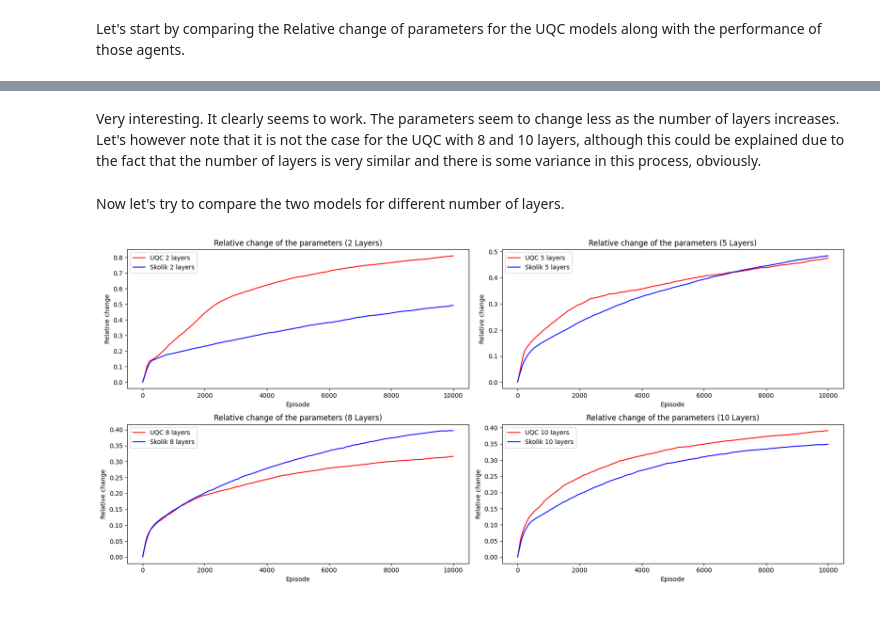
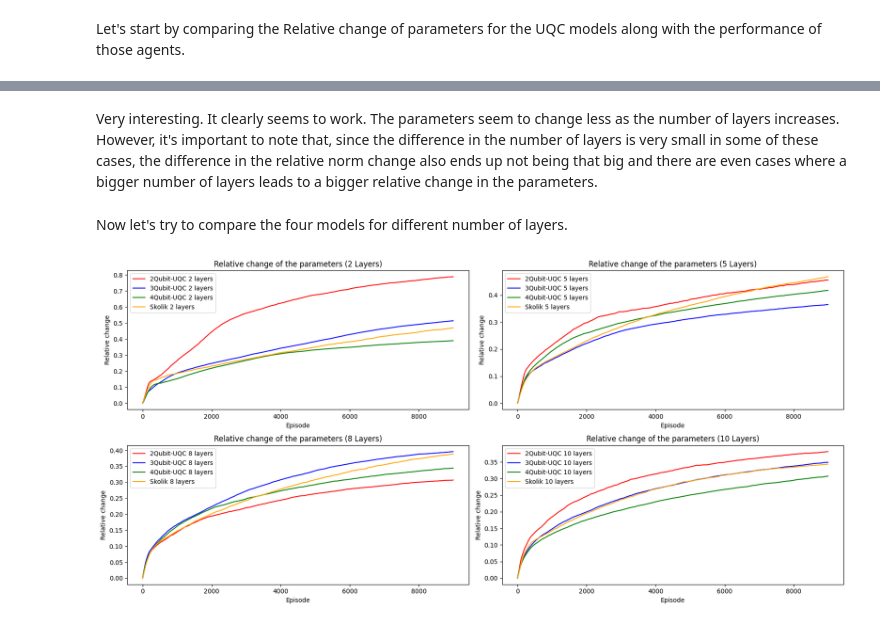
Before and after one commit to RodrigoCoelho7/VQC_Qlearning, a Jupyter notebook: data_analysis/overparametrization.ipynb, the cells around one changed output, grey strips where cells are left out. Saved outputs shown, nothing was run; the diff lists cells and outputs as text; code cells hidden in the pictures.

Commit message:
Did some analysis on 3 and 4 qubit UQC overparametrization

```diff
--- a/data_analysis/overparametrization.ipynb
+++ b/data_analysis/overparametrization.ipynb
@@ -57,10 +97,20 @@ skolik_2layers_parameters_relative_change = filter_lists(skolik_2layers_paramete
 skolik_8layers_parameters_relative_change = filter_lists(skolik_8layers_parameters_relative_change)
 skolik_10layers_parameters_relative_change = filter_lists(skolik_10layers_parameters_relative_change)
 # %%
-uqc_2layers_parameters_relative_change_mean = np.mean(uqc_2qubits_2layers_parameters_relative_change, axis=0)
-uqc_5layers_parameters_relative_change_mean = np.mean(uqc_2qubits_5layers_parameters_relative_change, axis=0)
-uqc_8layers_parameters_relative_change_mean = np.mean(uqc_2qubits_8layers_parameters_relative_change, axis=0)
-uqc_10layers_parameters_relative_change_mean = np.mean(uqc_2qubits_10layers_parameters_relative_change, axis=0)
+uqc_2qubits_2layers_parameters_relative_change_mean = np.mean(uqc_2qubits_2layers_parameters_relative_change, axis=0)
+uqc_2qubits_5layers_parameters_relative_change_mean = np.mean(uqc_2qubits_5layers_parameters_relative_change, axis=0)
+uqc_2qubits_8layers_parameters_relative_change_mean = np.mean(uqc_2qubits_8layers_parameters_relative_change, axis=0)
+uqc_2qubits_10layers_parameters_relative_change_mean = np.mean(uqc_2qubits_10layers_parameters_relative_change, axis=0)
+
+uqc_3qubits_2layers_parameters_relative_change_mean = np.mean(uqc_3qubits_2layers_parameters_relative_change, axis=0)
+uqc_3qubits_5layers_parameters_relative_change_mean = np.mean(uqc_3qubits_5layers_parameters_relative_change, axis=0)
+uqc_3qubits_8layers_parameters_relative_change_mean = np.mean(uqc_3qubits_8layers_parameters_relative_change, axis=0)
+uqc_3qubits_10layers_parameters_relative_change_mean = np.mean(uqc_3qubits_10layers_parameters_relative_change, axis=0)
+
+uqc_4qubits_2layers_parameters_relative_change_mean = np.mean(uqc_4qubits_2layers_parameters_relative_change, axis=0)
+uqc_4qubits_5layers_parameters_relative_change_mean = np.mean(uqc_4qubits_5layers_parameters_relative_change, axis=0)
+uqc_4qubits_8layers_parameters_relative_change_mean = np.mean(uqc_4qubits_8layers_parameters_relative_change, axis=0)
+uqc_4qubits_10layers_parameters_relative_change_mean = np.mean(uqc_4qubits_10layers_parameters_relative_change, axis=0)
 
 skolik_5layers_parameters_relative_change_mean = np.mean(skolik_5layers_parameters_relative_change, axis=0)
 skolik_2layers_parameters_relative_change_mean = np.mean(skolik_2layers_parameters_relative_change, axis=0)
@@ -156,42 +286,51 @@ axs[1,1].legend()
 # %% [markdown]
-Very interesting. It clearly seems to work. The parameters seem to change less as the number of layers increases. Let's however note that it is not the case for the UQC with 8 and 10 layers, although this could be explained due to the fact that the number of layers is very similar and there is some variance in this process, obviously.
+Very interesting. It clearly seems to work. The parameters seem to change less as the number of layers increases. However, it's important to note that, since the difference in the number of layers is very small in some of these cases, the difference in the relative norm change also ends up not being that big and there are even cases where a bigger number of layers leads to a bigger relative change in the parameters.
 # %% [markdown]
-Now let's try to compare the two models for different number of layers.
+Now let's try to compare the four models for different number of layers.
 # %%
 fig, axs = plt.subplots(2, 2, figsize=(17, 8), tight_layout=True)
 
-axs[0,0].plot(uqc_2layers_parameters_relative_change_mean, color = "red", label='UQC 2 layers')
-axs[0,0].plot(skolik_2layers_parameters_relative_change_mean, color = "blue", label='Skolik 2 layers')
+axs[0,0].plot(uqc_2qubits_2layers_parameters_relative_change_mean, color = "red", label='2Qubit-UQC 2 layers')
+axs[0,0].plot(uqc_3qubits_2layers_parameters_relative_change_mean, color = "blue", label='3Qubit-UQC 2 layers')
+axs[0,0].plot(uqc_4qubits_2layers_parameters_relative_change_mean, color = "green", label='4Qubit-UQC 2 layers')
+axs[0,0].plot(skolik_2layers_parameters_relative_change_mean, color = "orange", label='Skolik 2 layers')
 
 axs[0,0].set_title("Relative change of the parameters (2 Layers)")
 axs[0,0].set_xlabel("Episode")
 axs[0,0].set_ylabel("Relative change")
 axs[0,0].legend()
 
-axs[0,1].plot(uqc_5layers_parameters_relative_change_mean, color = "red", label='UQC 5 layers')
-axs[0,1].plot(skolik_5layers_parameters_relative_change_mean, color = "blue", label='Skolik 5 layers')
+
+axs[0,1].plot(uqc_2qubits_5layers_parameters_relative_change_mean, color = "red", label='2Qubit-UQC 5 layers')
+axs[0,1].plot(uqc_3qubits_5layers_parameters_relative_change_mean, color = "blue", label='3Qubit-UQC 5 layers')
+axs[0,1].plot(uqc_4qubits_5layers_parameters_relative_change_mean, color = "green", label='4Qubit-UQC 5 layers')
+axs[0,1].plot(skolik_5layers_parameters_relative_change_mean, color = "orange", label='Skolik 5 layers')
 
 axs[0,1].set_title("Relative change of the parameters (5 Layers)")
 axs[0,1].set_xlabel("Episode")
 axs[0,1].set_ylabel("Relative change")
 axs[0,1].legend()
 
-axs[1,0].plot(uqc_8layers_parameters_relative_change_mean, color = "red", label='UQC 8 layers')
-axs[1,0].plot(skolik_8layers_parameters_relative_change_mean, color = "blue", label='Skolik 8 layers')
+axs[1,0].plot(uqc_2qubits_8layers_parameters_relative_change_mean, color = "red", label='2Qubit-UQC 8 layers')
+axs[1,0].plot(uqc_3qubits_8layers_parameters_relative_change_mean, color = "blue", label='3Qubit-UQC 8 layers')
+axs[1,0].plot(uqc_4qubits_8layers_parameters_relative_change_mean, color = "green", label='4Qubit-UQC 8 layers')
+axs[1,0].plot(skolik_8layers_parameters_relative_change_mean, color = "orange", label='Skolik 8 layers')
 
 axs[1,0].set_title("Relative change of the parameters (8 Layers)")
 axs[1,0].set_xlabel("Episode")
 axs[1,0].set_ylabel("Relative change")
 axs[1,0].legend()
 
-axs[1,1].plot(uqc_10layers_parameters_relative_change_mean, color = "red", label='UQC 10 layers')
-axs[1,1].plot(skolik_10layers_parameters_relative_change_mean, color = "blue", label='Skolik 10 layers')
+axs[1,1].plot(uqc_2qubits_10layers_parameters_relative_change_mean, color = "red", label='2Qubit-UQC 10 layers')
+axs[1,1].plot(uqc_3qubits_10layers_parameters_relative_change_mean, color = "blue", label='3Qubit-UQC 10 layers')
+axs[1,1].plot(uqc_4qubits_10layers_parameters_relative_change_mean, color = "green", label='4Qubit-UQC 10 layers')
+axs[1,1].plot(skolik_10layers_parameters_relative_change_mean, color = "orange", label='Skolik 10 layers')
 
 axs[1,1].set_title("Relative change of the parameters (10 Layers)")
 axs[1,1].set_xlabel("Episode")
 axs[1,1].set_ylabel("Relative change")
 axs[1,1].legend()
 
 plt.show()
 # %% [output]
-[figure, old version]
+[figure, new version]
```
Also changed, not shown: parts of 6 cells of this notebook, 8 other files.
